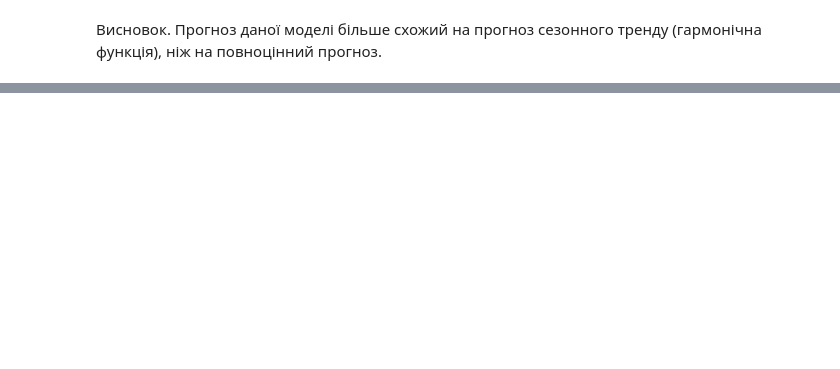
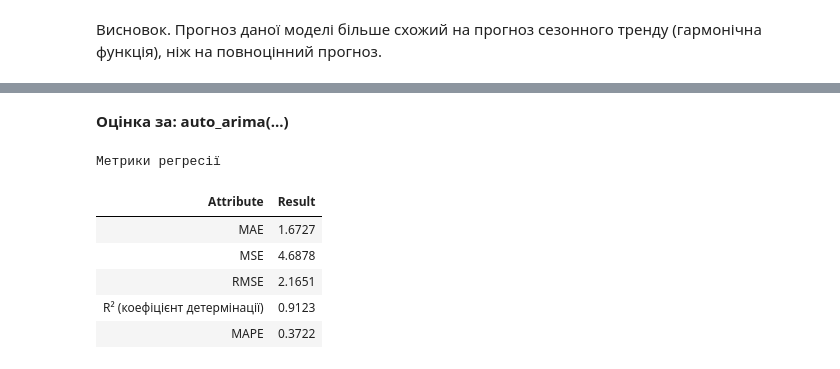
Before and after one commit to BogdanPinchuk/DataScience-PBY_HW16, a Jupyter notebook: Bohdan_Pinchuk_DS_HW16.ipynb, the cells around one changed output, grey strips where cells are left out. Cells and saved outputs as stored; diff of their text form; code cells hidden in the pictures; blank space fills up the shorter version.

```diff
--- a/Bohdan_Pinchuk_DS_HW16.ipynb
+++ b/Bohdan_Pinchuk_DS_HW16.ipynb
@@ -1097,0 +1129,25 @@ plt.show()
+# %%
+# Training
+
+import joblib
+from prophet import Prophet
+from pathlib import Path
+
+# Input data
+load_model = False
+model_file_name = "resources/auto_arima_search_parameters_p.model"
+
+# Solution
+file_path = Path(model_file_name)
+
+# try to load model
+if load_model and file_path.exists():
+    model = joblib.load(model_file_name)
+else:
+    model = Prophet()
+    model.fit(Y_train_s)
+    # save model
+    joblib.dump(model, model_file_name)
+
+# Print results
+display(Markdown(f"### Prophet (із сезонністю)"))
@@ -1097,0 +1159,24 @@ plt.show()
+# %%
+# Forecasting
+
+import apps.main as mn
+
+# Input data
+n_periods_s = len(Y_test_s)
+
+# Solution
+future = model.make_future_dataframe(periods=n_periods_s, freq='MS')
+Y_pred_s = model.predict(future)[["ds", "yhat"]].rename(columns={"yhat": "y"}).iloc[-n_periods_s:]
+
+# # Print results
+display(Markdown(f"**Оцінка за: auto_arima(...)**"))
+_ = mn.calc_regres_metrics(Y_test_s["y"], Y_pred_s["y"])
+# %% [output]
+**Оцінка за: auto_arima(...)**
+Метрики регресії
+| Attribute | Result |
+| MAE | 1.6727 |
+| MSE | 4.6878 |
+| RMSE | 2.1651 |
+| R² (коефіцієнт детермінації) | 0.9123 |
+| MAPE | 0.3722 |
```
Also changed, not shown: parts of 9 cells of this notebook, 1 other file.
